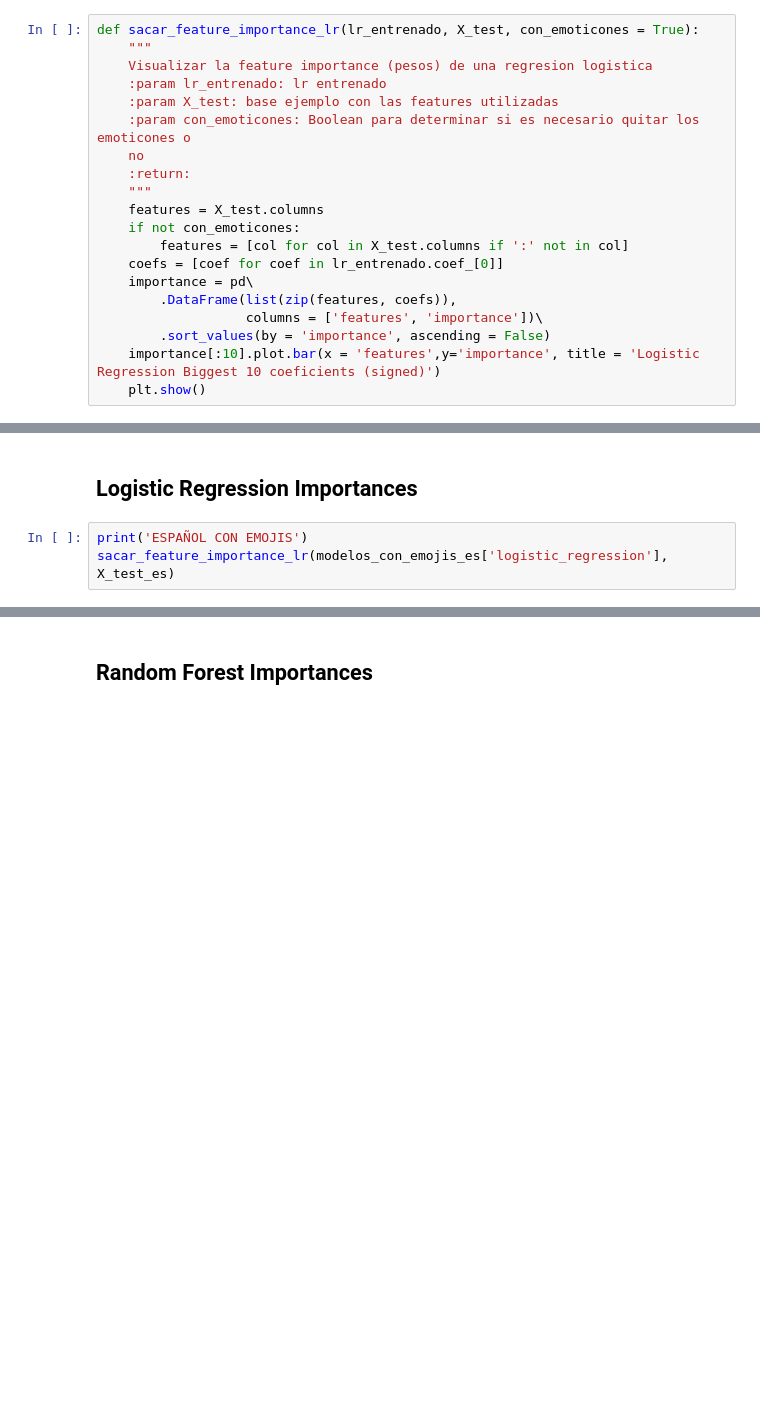
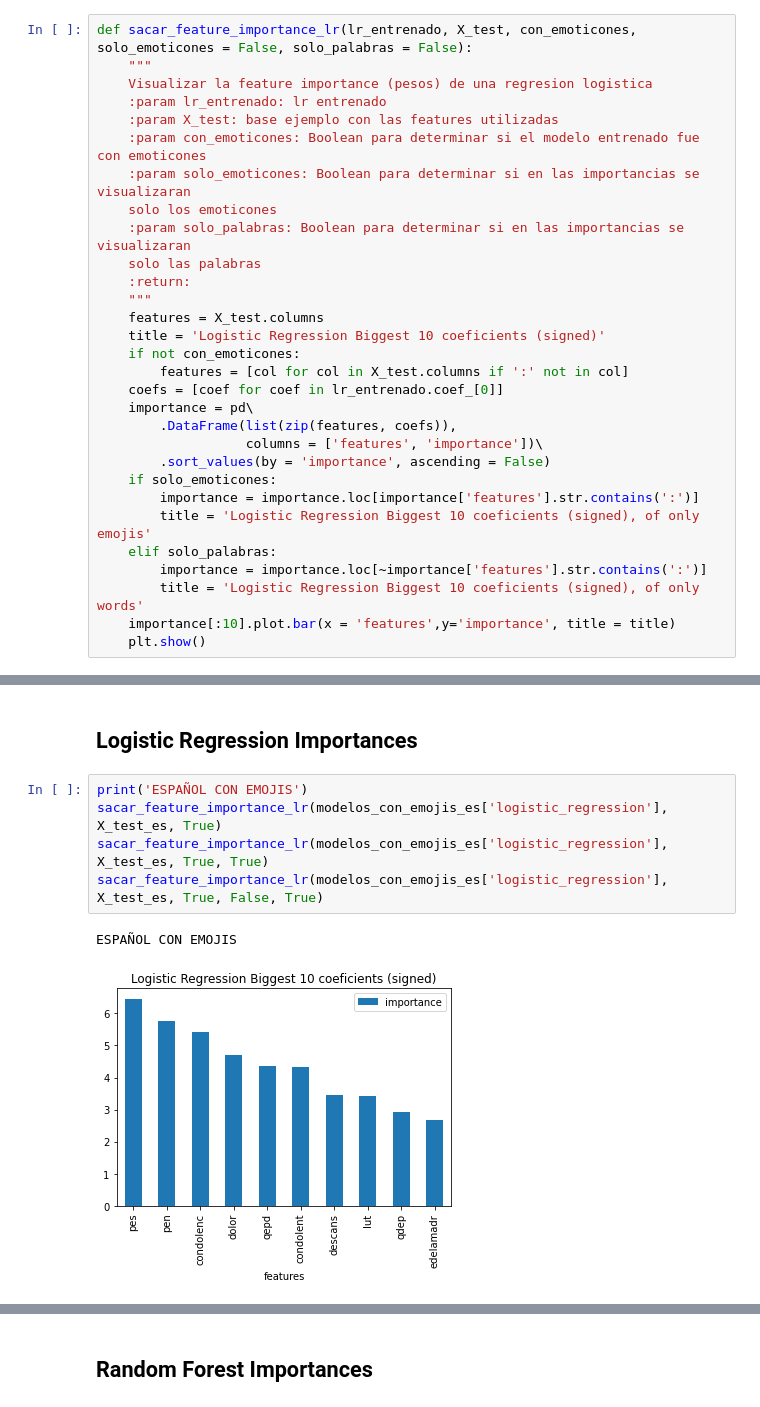
Before and after one commit to imsarmiento/NLP_202110, a Jupyter notebook: HW2/MOURNING.ipynb, the cells around one changed output, grey strips where cells are left out. Cells and saved outputs as stored; diff of their text form; blank space fills up the shorter version.

```diff
--- a/HW2/MOURNING.ipynb
+++ b/HW2/MOURNING.ipynb
@@ -609,16 +652,20 @@ comparacion_metricas_entre_emoji_noEmoji(resultados)
 # %% [markdown]
 # Feature Importance
 # %%
-def sacar_feature_importance_lr(lr_entrenado, X_test, con_emoticones = True):
+def sacar_feature_importance_lr(lr_entrenado, X_test, con_emoticones, solo_emoticones = False, solo_palabras = False):
     """
     Visualizar la feature importance (pesos) de una regresion logistica
     :param lr_entrenado: lr entrenado
     :param X_test: base ejemplo con las features utilizadas
-    :param con_emoticones: Boolean para determinar si es necesario quitar los emoticones o
-    no
+    :param con_emoticones: Boolean para determinar si el modelo entrenado fue con emoticones
+    :param solo_emoticones: Boolean para determinar si en las importancias se visualizaran
+    solo los emoticones
+    :param solo_palabras: Boolean para determinar si en las importancias se visualizaran
+    solo las palabras
     :return:
     """
     features = X_test.columns
+    title = 'Logistic Regression Biggest 10 coeficients (signed)'
     if not con_emoticones:
         features = [col for col in X_test.columns if ':' not in col]
     coefs = [coef for coef in lr_entrenado.coef_[0]]
@@ -626,6 +673,12 @@ def sacar_feature_importance_lr(lr_entrenado, X_test, con_emoticones = True):
         .DataFrame(list(zip(features, coefs)),
                    columns = ['features', 'importance'])\
         .sort_values(by = 'importance', ascending = False)
-    importance[:10].plot.bar(x = 'features',y='importance', title = 'Logistic Regression Biggest 10 coeficients (signed)')
+    if solo_emoticones:
+        importance = importance.loc[importance['features'].str.contains(':')]
+        title = 'Logistic Regression Biggest 10 coeficients (signed), of only emojis'
+    elif solo_palabras:
+        importance = importance.loc[~importance['features'].str.contains(':')]
+        title = 'Logistic Regression Biggest 10 coeficients (signed), of only words'
+    importance[:10].plot.bar(x = 'features',y='importance', title = title)
     plt.show()
 # %%
@@ -652,4 +715,9 @@ def sacar_feature_importance_rf(rf_entrenado, X_test, con_emoticones = True):
 ## Logistic Regression Importances
 # %%
 print('ESPAÑOL CON EMOJIS')
-sacar_feature_importance_lr(modelos_con_emojis_es['logistic_regression'], X_test_es)
+sacar_feature_importance_lr(modelos_con_emojis_es['logistic_regression'], X_test_es, True)
+sacar_feature_importance_lr(modelos_con_emojis_es['logistic_regression'], X_test_es, True, True)
+sacar_feature_importance_lr(modelos_con_emojis_es['logistic_regression'], X_test_es, True, False, True)
+# %% [output]
+ESPAÑOL CON EMOJIS
+[figure, added]
```
Also changed, not shown: parts of 16 cells of this notebook.
